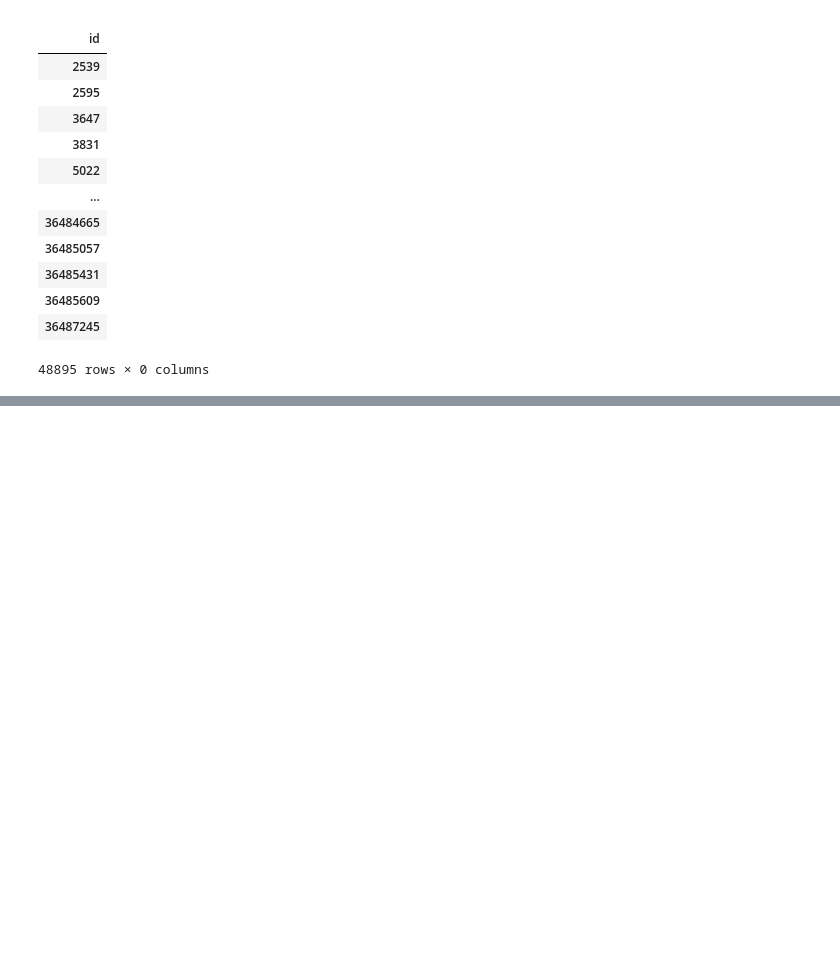
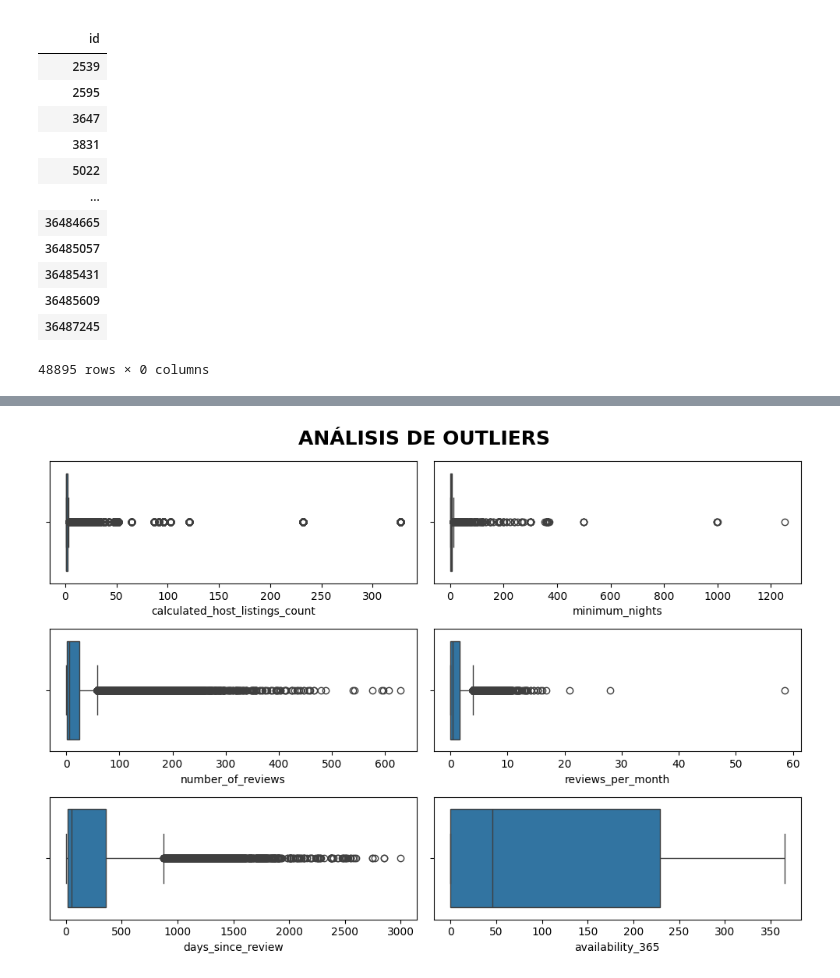
Before and after one commit to 4GeeksAcademy/correaliesel138-a11y-intro-ml, a Jupyter notebook: src/00-eda.ipynb, the cells around one changed output, grey strips where cells are left out. Drawn from its saved outputs; the diff is of its cells as text; code cells hidden in the pictures; blank space fills up the shorter version.

```diff
--- a/src/00-eda.ipynb
+++ b/src/00-eda.ipynb
@@ -198,0 +729,9 @@ df[unicos[unicos==1].index]  # Muestra las columnas que tienen un solo valor ún
+# %%
+# 1. limpiar textos
+df['room_type'] = df['room_type'].astype(str).str.strip()
+
+# 2. crear nueva columna mapeada (destruye la original)
+df['room_type'] = df['room_type'].replace(mapping)
+
+# mostrar las primeras 10 filas para comprobar
+df.head(10)
@@ -198,0 +751,8 @@ df[unicos[unicos==1].index]  # Muestra las columnas que tienen un solo valor ún
+# %%
+# NORMALIZACIÓN SENCILLA de 'last_review'
+# - Convertir 'last_review' a datetime
+df['last_review'] = pd.to_datetime(df['last_review'], errors='coerce') # corrige el error NaT que es mejor para trabajar con fechas
+today = pd.to_datetime('2019-07-10')
+# calcular días desde la última revisión
+df['days_since_review'] = (today - df['last_review']).dt.days
+df['days_since_review']
@@ -198,0 +779,5 @@ df[unicos[unicos==1].index]  # Muestra las columnas que tienen un solo valor ún
+# %%
+# DIVIDIMOS EL DATAFRAME EN 2 CONJUNTOS UNO DE ENTRENAMIENTO Y UNO DE PRUEBA
+X = df.drop('price',axis=1)
+Y = df['price']
+X_train, X_test, Y_train, Y_test = train_test_split(X, Y, test_size=0.2, random_state=42)
@@ -198,0 +917,18 @@ df[unicos[unicos==1].index]  # Muestra las columnas que tienen un solo valor ún
+# %%
+# GRAFICA DE LOS DATOS CON OUTLIERS
+fig, axis = plt.subplots(3, 2, figsize = (10, 7))
+
+# Crear una figura múltiple con histogramas y diagramas de caja
+sns.boxplot(ax = axis[0, 0], data = X_train, x = "calculated_host_listings_count")
+sns.boxplot(ax = axis[0, 1],data = X_train, x = "minimum_nights")
+sns.boxplot(ax = axis[1, 0],data = X_train, x = "number_of_reviews")
+sns.boxplot(ax = axis[1, 1],data = X_train, x = "reviews_per_month")
+sns.boxplot(ax = axis[2, 0],data = X_train, x = "days_since_review")
+sns.boxplot(ax = axis[2, 1],data = X_train, x = "availability_365")
+fig.suptitle("Análisis de Outliers".upper(), size=18, fontweight="bold")
+# Ajustar el layout
+plt.tight_layout()
+# Mostrar el plot
+plt.show()
+# %% [output]
+[figure, added]
```
Also changed, not shown: parts of 121 cells of this notebook.
